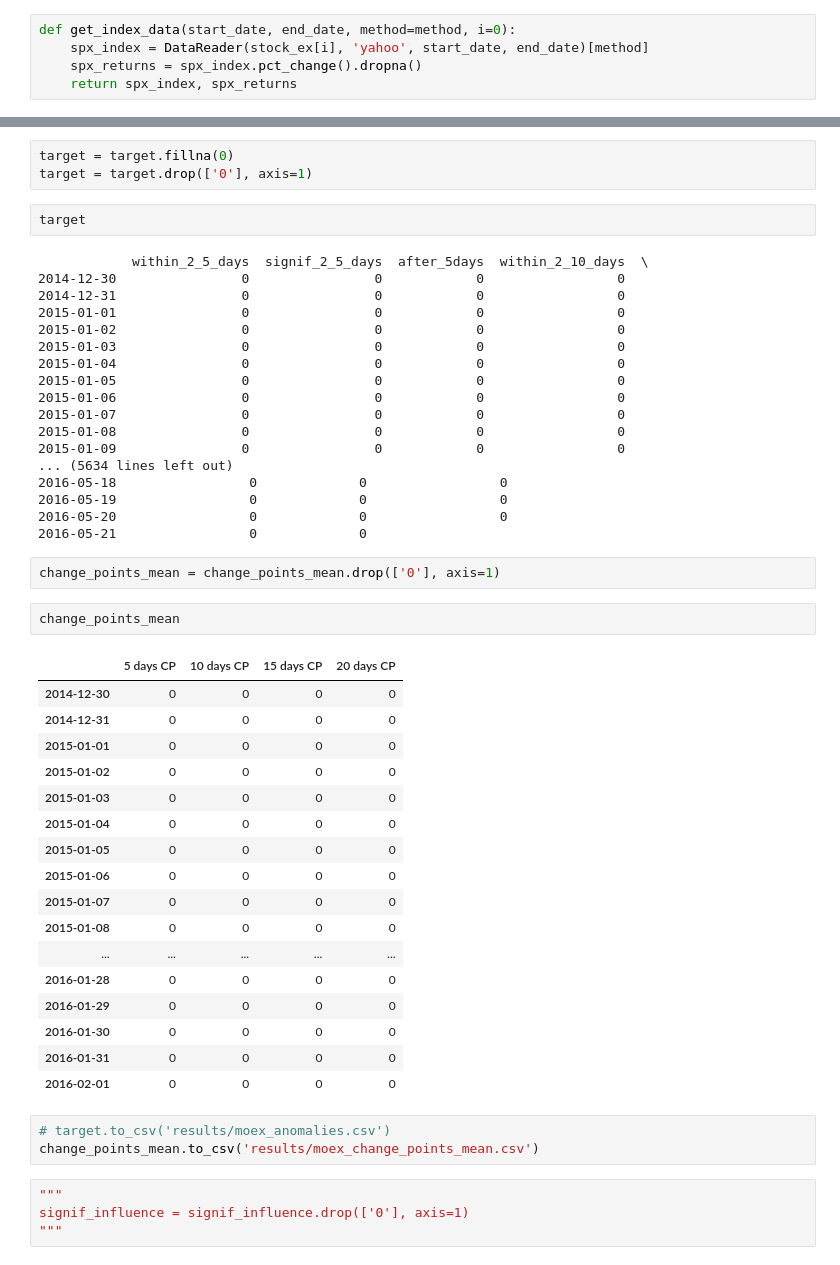
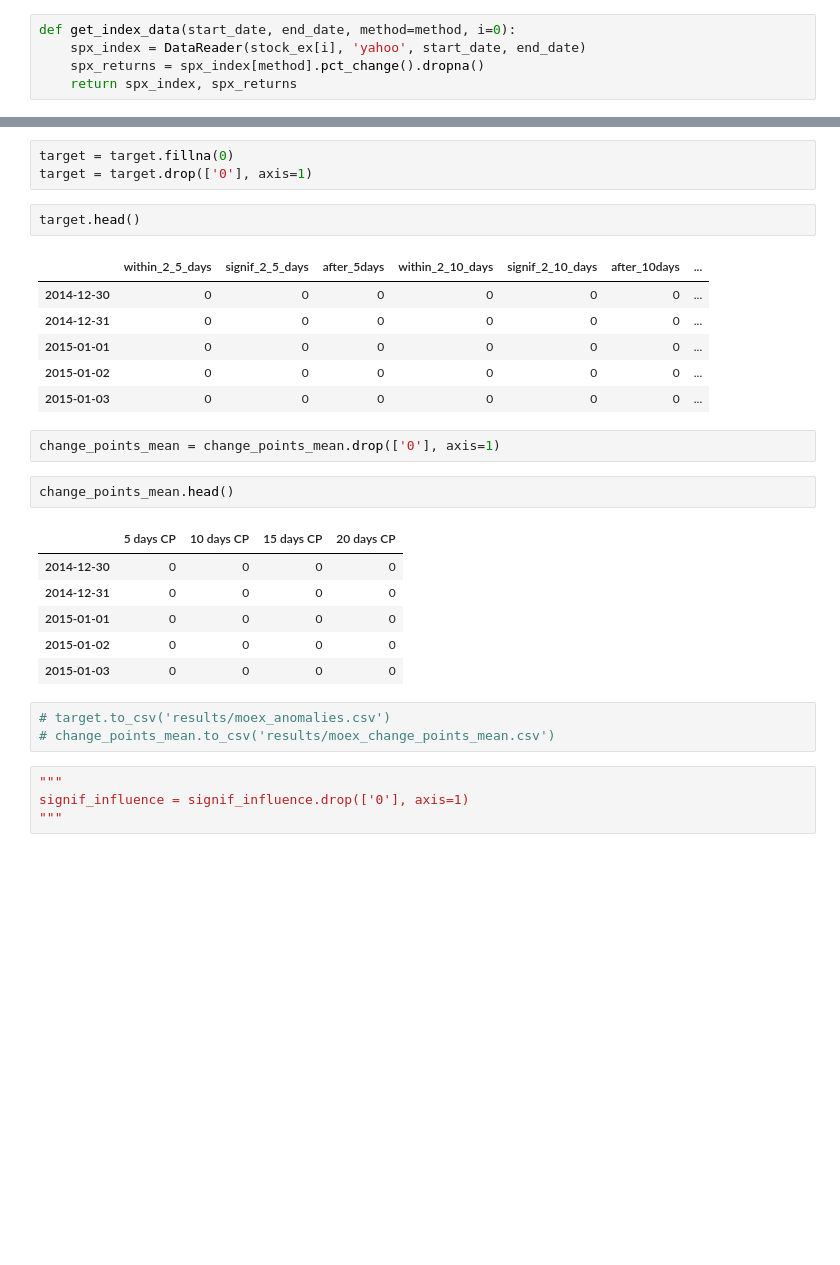
Before and after one commit to odu1ros/timeseries_analysis, a Jupyter notebook: labeling_clean.ipynb, the cells around one changed output, grey strips where cells are left out. Drawn from its saved outputs; the diff is of its cells as text; blank space fills up the shorter version.

```diff
--- a/labeling_clean.ipynb
+++ b/labeling_clean.ipynb
@@ -27,8 +30,8 @@ method = "Adj Close"
 stock_ex = ['^GSPC', 'IMOEX.ME']
 # %%
 def get_index_data(start_date, end_date, method=method, i=0):
-    spx_index = DataReader(stock_ex[i], 'yahoo', start_date, end_date)[method]
-    spx_returns = spx_index.pct_change().dropna()
+    spx_index = DataReader(stock_ex[i], 'yahoo', start_date, end_date)
+    spx_returns = spx_index[method].pct_change().dropna()
     return spx_index, spx_returns
 # %%
 spx_index, spx_returns = get_index_data(start_date, end_date, i=1)
@@ -447,50 +440,28 @@ number of dates with significant influence over next 10 days: 13          Date
 target = target.fillna(0)
 target = target.drop(['0'], axis=1)
 # %%
-target
+target.head()
 # %% [output]
-            within_2_5_days  signif_2_5_days  after_5days  within_2_10_days  \
-2014-12-30                0                0            0                 0
-2014-12-31                0                0            0                 0
-2015-01-01                0                0            0                 0
-2015-01-02                0                0            0                 0
-2015-01-03                0                0            0                 0
-2015-01-04                0                0            0                 0
-2015-01-05                0                0            0                 0
-2015-01-06                0                0            0                 0
-2015-01-07                0                0            0                 0
-2015-01-08                0                0            0                 0
-2015-01-09                0                0            0                 0
-... (5634 lines left out)
-2016-05-18                 0             0                 0
-2016-05-19                 0             0                 0
-2016-05-20                 0             0                 0
-2016-05-21                 0             0
+|  | within_2_5_days | signif_2_5_days | after_5days | within_2_10_days | signif_2_10_days | after_10days | ... |
+| 2014-12-30 | 0 | 0 | 0 | 0 | 0 | 0 | ... |
+| 2014-12-31 | 0 | 0 | 0 | 0 | 0 | 0 | ... |
+| 2015-01-01 | 0 | 0 | 0 | 0 | 0 | 0 | ... |
+| 2015-01-02 | 0 | 0 | 0 | 0 | 0 | 0 | ... |
+| 2015-01-03 | 0 | 0 | 0 | 0 | 0 | 0 | ... |
 # %%
 change_points_mean = change_points_mean.drop(['0'], axis=1)
 # %%
-change_points_mean
+change_points_mean.head()
 # %% [output]
 |  | 5 days CP | 10 days CP | 15 days CP | 20 days CP |
 | 2014-12-30 | 0 | 0 | 0 | 0 |
 | 2014-12-31 | 0 | 0 | 0 | 0 |
 | 2015-01-01 | 0 | 0 | 0 | 0 |
 | 2015-01-02 | 0 | 0 | 0 | 0 |
 | 2015-01-03 | 0 | 0 | 0 | 0 |
-| 2015-01-04 | 0 | 0 | 0 | 0 |
-| 2015-01-05 | 0 | 0 | 0 | 0 |
-| 2015-01-06 | 0 | 0 | 0 | 0 |
-| 2015-01-07 | 0 | 0 | 0 | 0 |
-| 2015-01-08 | 0 | 0 | 0 | 0 |
-| ... | ... | ... | ... | ... |
-| 2016-01-28 | 0 | 0 | 0 | 0 |
-| 2016-01-29 | 0 | 0 | 0 | 0 |
-| 2016-01-30 | 0 | 0 | 0 | 0 |
-| 2016-01-31 | 0 | 0 | 0 | 0 |
-| 2016-02-01 | 0 | 0 | 0 | 0 |
 # %%
 # target.to_csv('results/moex_anomalies.csv')
-change_points_mean.to_csv('results/moex_change_points_mean.csv')
+# change_points_mean.to_csv('results/moex_change_points_mean.csv')
 # %%
 """
 signif_influence = signif_influence.drop(['0'], axis=1)
```
Also changed, not shown: parts of 7 cells of this notebook.
